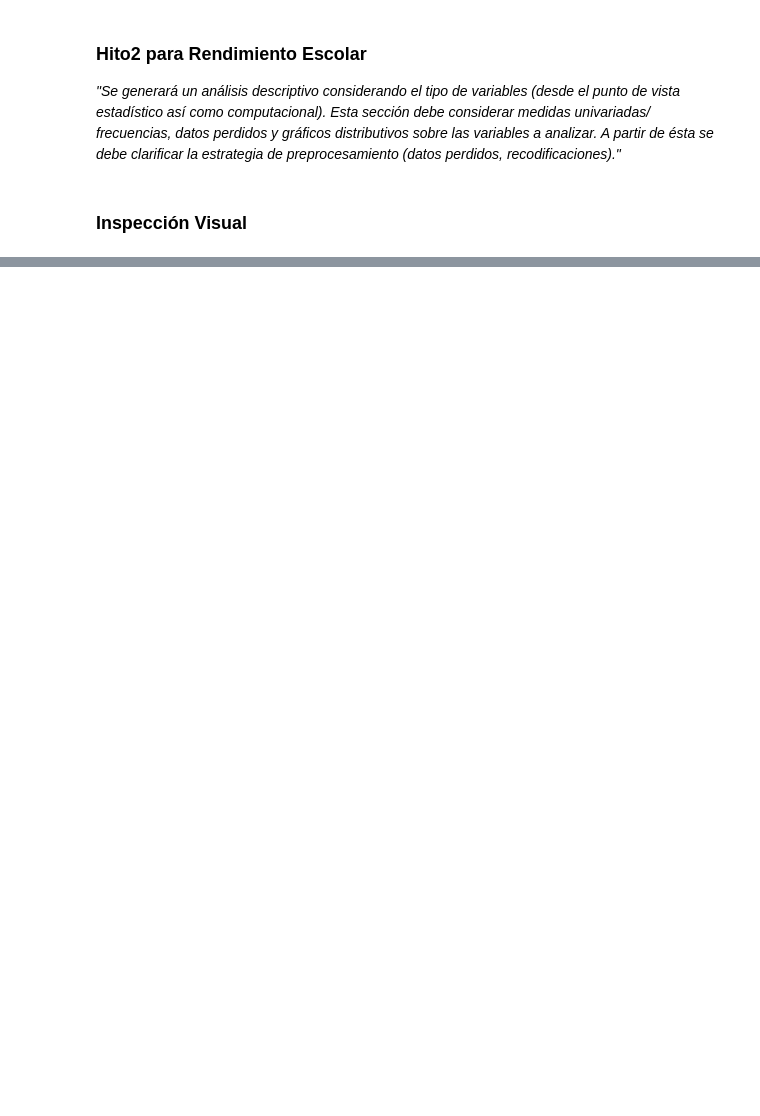
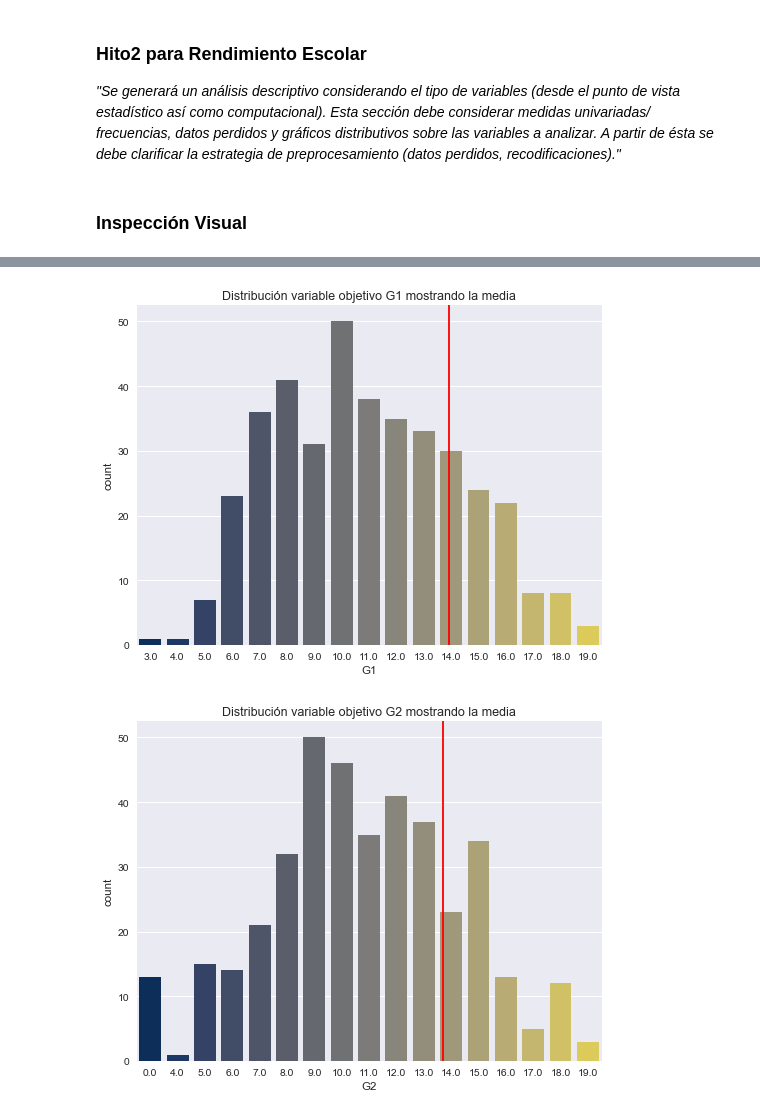
Before and after one commit to antosource/CursoDataScience, a Jupyter notebook: FundamentosDataScience/PruebaSalida/Hito2/Rendimiento_escolar.ipynb, the cells around one changed output, grey strips where cells are left out. Cells and saved outputs as stored; diff of their text form; code cells hidden in the pictures; blank space fills up the shorter version.

```diff
--- a/FundamentosDataScience/PruebaSalida/Hito2/Rendimiento_escolar.ipynb
+++ b/FundamentosDataScience/PruebaSalida/Hito2/Rendimiento_escolar.ipynb
@@ -64,0 +191,9 @@ Name: G1, dtype: int64
+# %%
+for i in ['G1', 'G2', 'G3']:
+    sns.countplot(x=df2[i], palette="cividis")
+    plt.axvline(df2[i].mean(),color='r')
+    plt.title(f'Distribución variable objetivo {i} mostrando la media')
+    plt.show()
+# %% [output]
+[figure, added]
+[figure, added]
```
Also changed, not shown: parts of 25 cells of this notebook, 1 other file.
